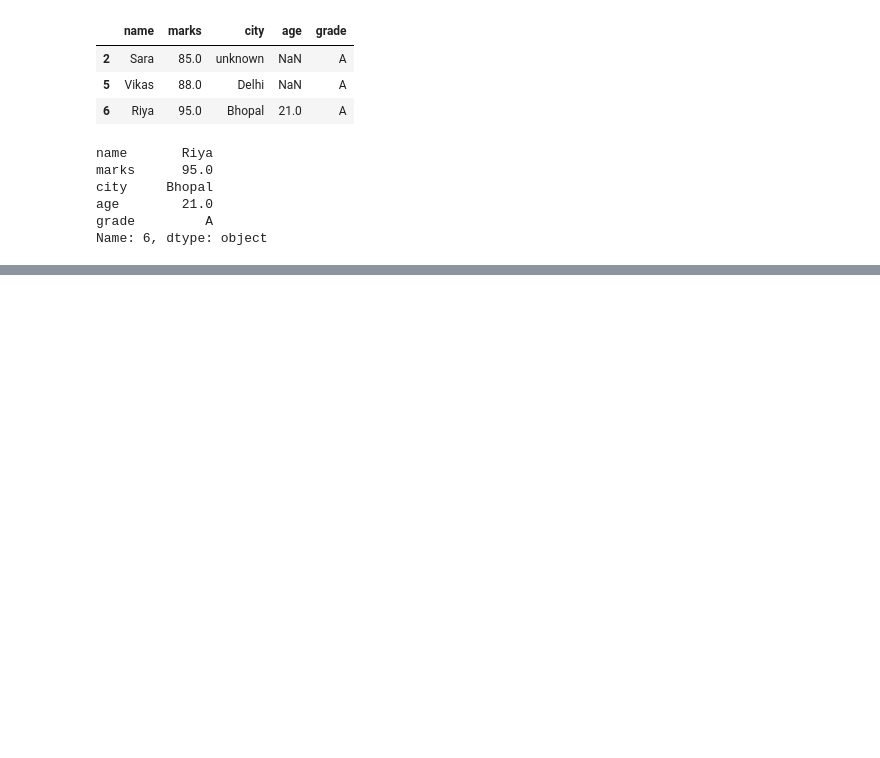
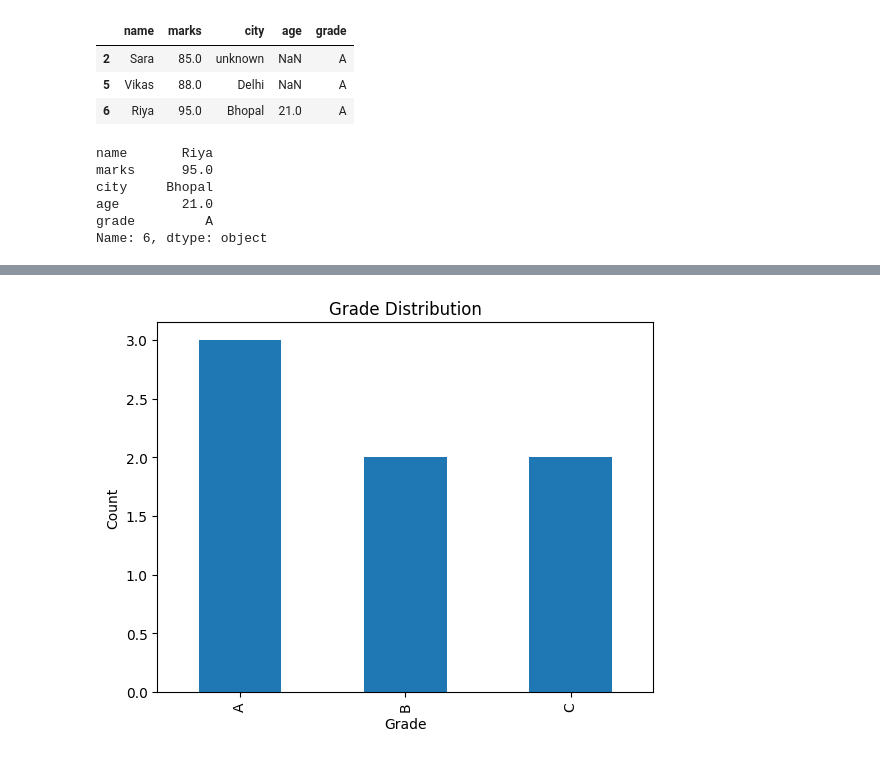
Before and after one commit to abizarq/student-performance-analysis, a Jupyter notebook: notebooks/analysis.ipynb, the cells around one changed output, grey strips where cells are left out. Saved outputs shown, nothing was run; the diff lists cells and outputs as text; code cells hidden in the pictures; blank space fills up the shorter version.

```diff
--- a/notebooks/analysis.ipynb
+++ b/notebooks/analysis.ipynb
@@ -136,0 +168,10 @@ df.to_csv("../data/students.csv", index=False)
+# %%
+df["grade"].value_counts().plot(kind="bar")
+
+plt.title("Grade Distribution")
+plt.xlabel("Grade")
+plt.ylabel("Count")
+
+plt.show()
+# %% [output]
+[figure, added]
```
Also changed, not shown: parts of 9 cells of this notebook, 1 other file.
